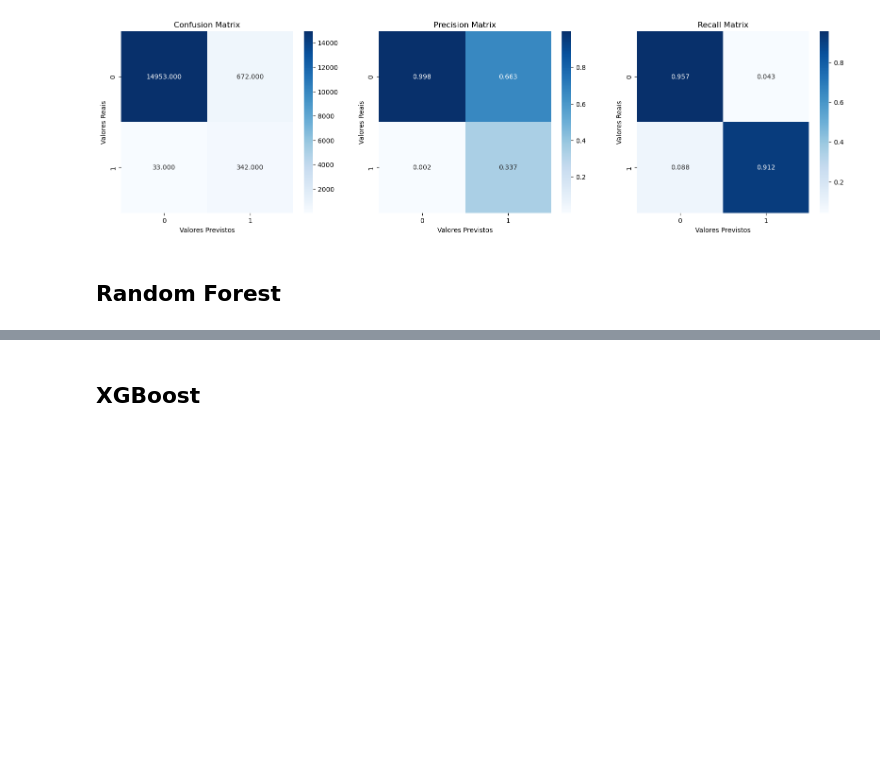
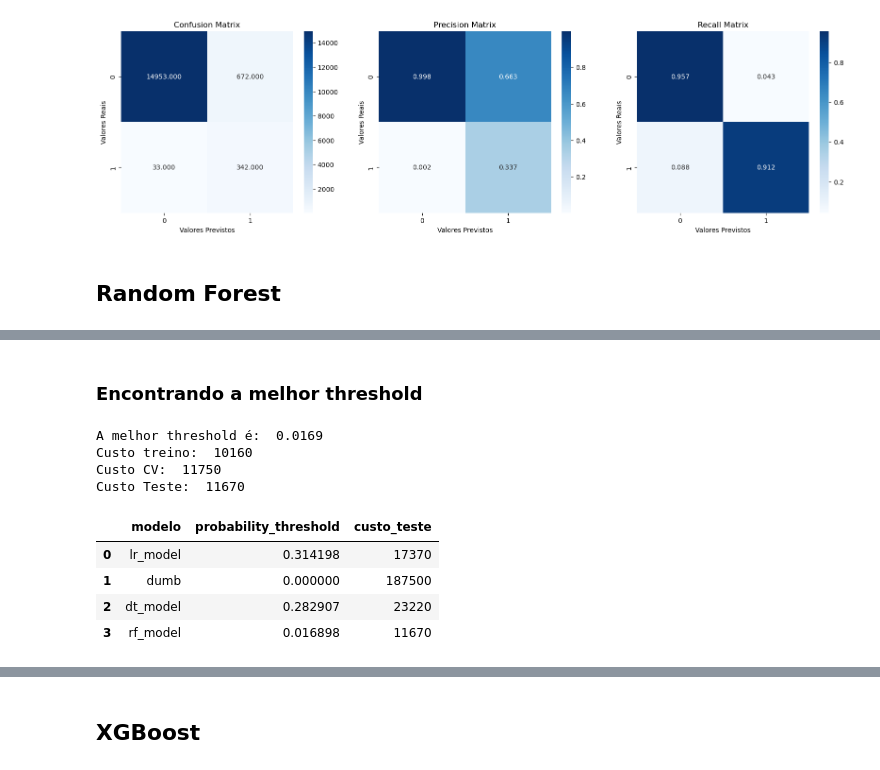
Before and after one commit to joaomj/truck_maintenance, a Jupyter notebook: data_science_notebook.ipynb, the cells around one changed output, grey strips where cells are left out. Cells and saved outputs as stored; diff of their text form; code cells hidden in the pictures; blank space fills up the shorter version.

```diff
--- a/data_science_notebook.ipynb
+++ b/data_science_notebook.ipynb
@@ -1191,0 +1226,61 @@ cm_heatmap(cm)
+# %% [markdown]
+### **Encontrando a melhor threshold**
+# %%
+y_train_pred = calib_RF.predict_proba(X_train)[:,1]
+y_cv_pred = calib_RF.predict_proba(X_cv)[:,1]
+y_test_pred = calib_RF.predict_proba(X_test)[:,1]
+
+precision, recall, thresholds = precision_recall_curve(y_cv, y_cv_pred)
+p = best_prob(y_cv_pred,y_cv,thresholds)
+print("A melhor threshold é: ", p.round(4))
+
+y_pred=[]
+for i in y_train_pred:
+  if i>=p:
+    y_pred.append(1)
+  else:
+    y_pred.append(0)
+
+cm = confusion_matrix(y_train,y_pred)
+tn, fp, fn, tp = cm.ravel()
+cost = (10 * fp) + (500 * fn)
+print("Custo treino: ", cost)
+
+y_pred=[]
+for i in y_cv_pred:
+  if i>=p:
+    y_pred.append(1)
+  else:
+    y_pred.append(0)
+
+cm = confusion_matrix(y_cv,y_pred)
+tn, fp, fn, tp = cm.ravel()
+cost = (10 * fp) + (500 * fn)
+print("Custo CV: ", cost)
+
+y_pred=[]
+for i in y_test_pred:
+  if i>=p:
+    y_pred.append(1)
+  else:
+    y_pred.append(0)
+
+cm = confusion_matrix(y_test,y_pred)
+tn, fp, fn, tp = cm.ravel()
+cost = (10 * fp) + (500 * fn)
+print("Custo Teste: ", cost)
+# %% [output]
+A melhor threshold é:  0.0169
+Custo treino:  10160
+Custo CV:  11750
+Custo Teste:  11670
+# %%
+# gravando os resultados
+results_df = save_results(results_df, 'rf_model', p, cost)
+results_df
+# %% [output]
+|  | modelo | probability_threshold | custo_teste |
+| 0 | lr_model | 0.314198 | 17370 |
+| 1 | dumb | 0.000000 | 187500 |
+| 2 | dt_model | 0.282907 | 23220 |
+| 3 | rf_model | 0.016898 | 11670 |
```
Also changed, not shown: parts of 4 cells of this notebook.
